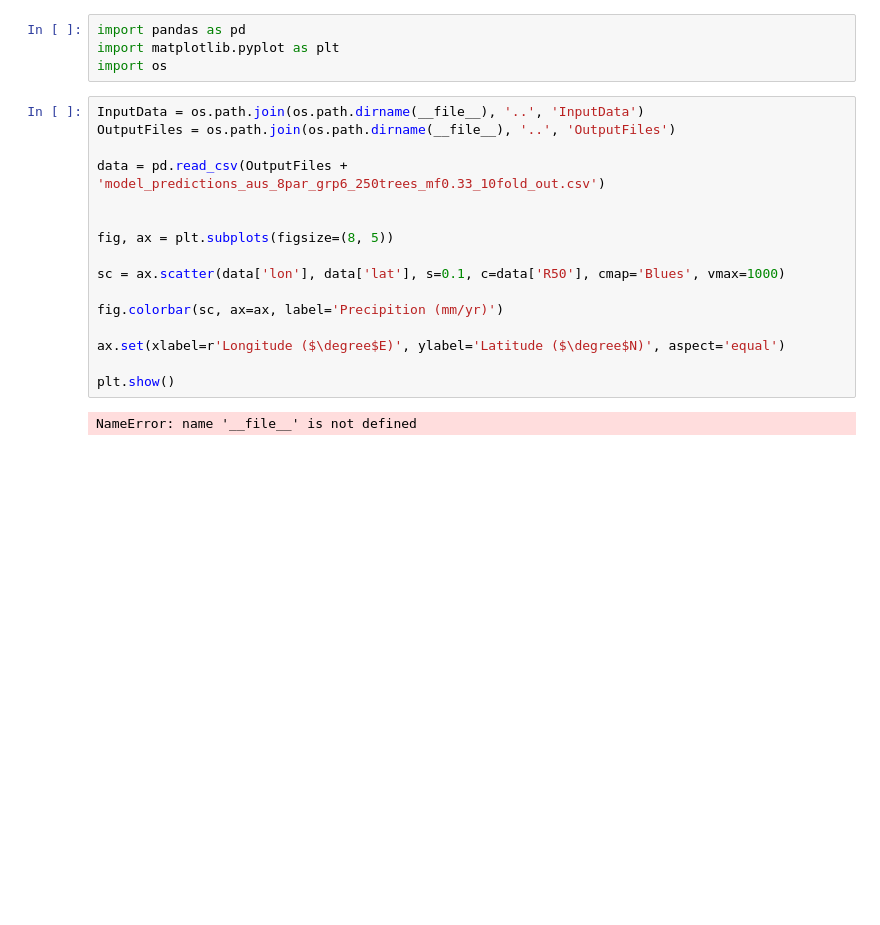
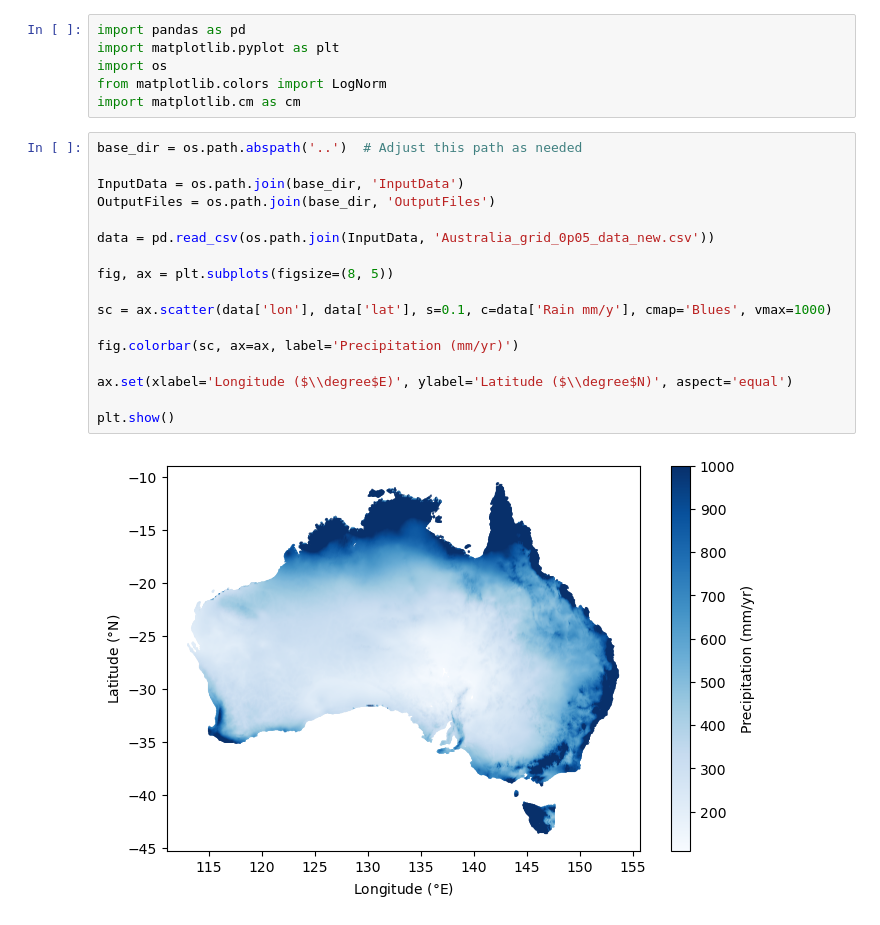
Before and after one commit to Roseparsley8972/CEGM2003-Water, a Jupyter notebook: Old model/Old model/data/contents/Supporting information/Python scripts/RF/Code/RF_read_output.ipynb, the cells around one changed output. Saved outputs shown, nothing was run; the diff lists cells and outputs as text; blank space fills up the shorter version.

```diff
--- a/Old model/Old model/data/contents/Supporting information/Python scripts/RF/Code/RF_read_output.ipynb
+++ b/Old model/Old model/data/contents/Supporting information/Python scripts/RF/Code/RF_read_output.ipynb
@@ -2,21 +2,24 @@
 import pandas as pd
 import matplotlib.pyplot as plt
 import os
+from matplotlib.colors import LogNorm
+import matplotlib.cm as cm
 # %%
-InputData = os.path.join(os.path.dirname(__file__), '..', 'InputData')
-OutputFiles = os.path.join(os.path.dirname(__file__), '..', 'OutputFiles')
+base_dir = os.path.abspath('..')  # Adjust this path as needed
 
-data = pd.read_csv(OutputFiles + 'model_predictions_aus_8par_grp6_250trees_mf0.33_10fold_out.csv')
+InputData = os.path.join(base_dir, 'InputData')
+OutputFiles = os.path.join(base_dir, 'OutputFiles')
 
+data = pd.read_csv(os.path.join(InputData, 'Australia_grid_0p05_data_new.csv'))
 
 fig, ax = plt.subplots(figsize=(8, 5))
 
-sc = ax.scatter(data['lon'], data['lat'], s=0.1, c=data['R50'], cmap='Blues', vmax=1000)
+sc = ax.scatter(data['lon'], data['lat'], s=0.1, c=data['Rain mm/y'], cmap='Blues', vmax=1000)
 
-fig.colorbar(sc, ax=ax, label='Precipition (mm/yr)')
+fig.colorbar(sc, ax=ax, label='Precipitation (mm/yr)')
 
-ax.set(xlabel=r'Longitude ($\degree$E)', ylabel='Latitude ($\degree$N)', aspect='equal')
+ax.set(xlabel='Longitude ($\\degree$E)', ylabel='Latitude ($\\degree$N)', aspect='equal')
 
 plt.show()
 # %% [output]
-NameError: name '__file__' is not defined
+[figure, added]
```
Also changed, not shown: parts of 1 cell of this notebook, 1 other file.
